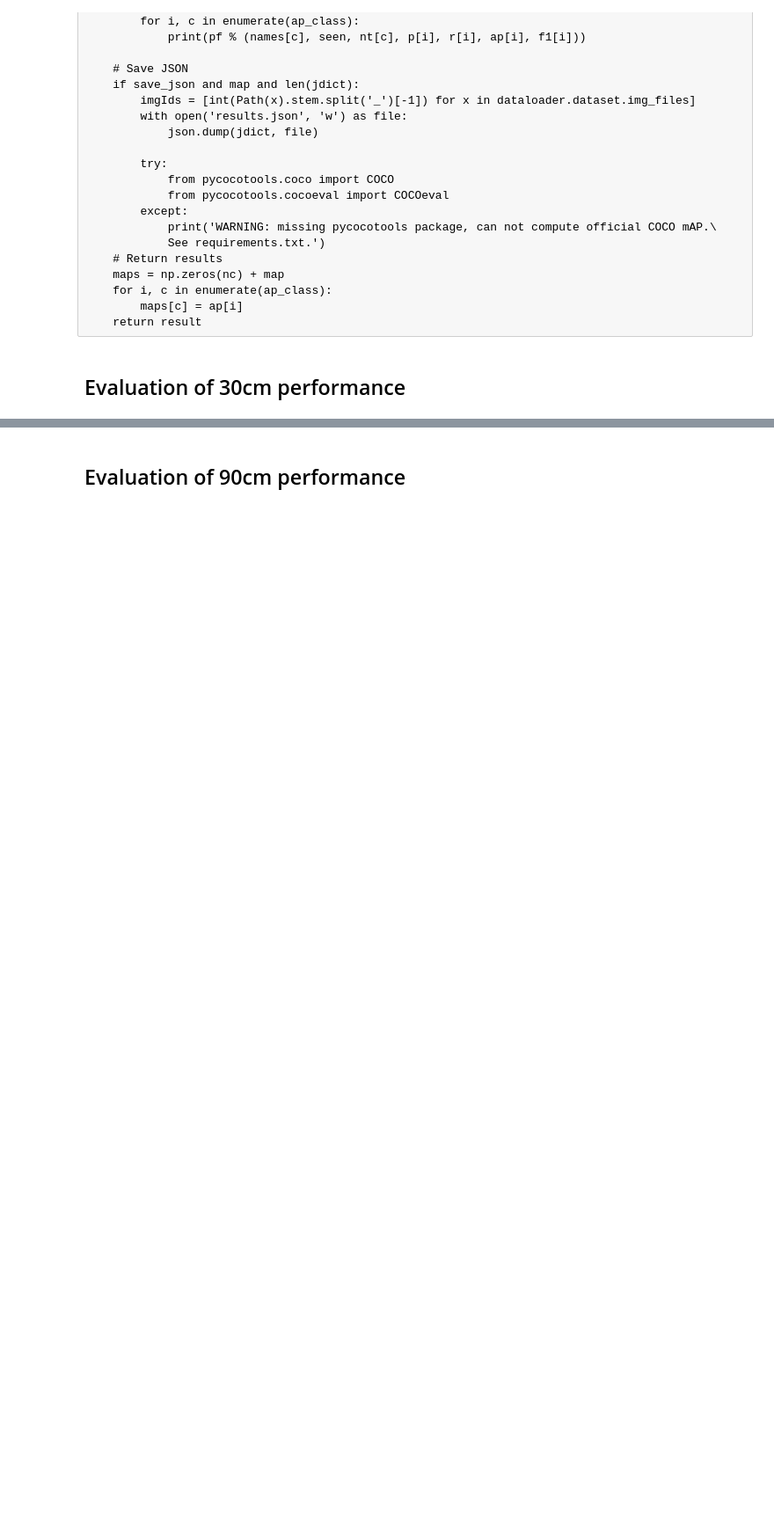
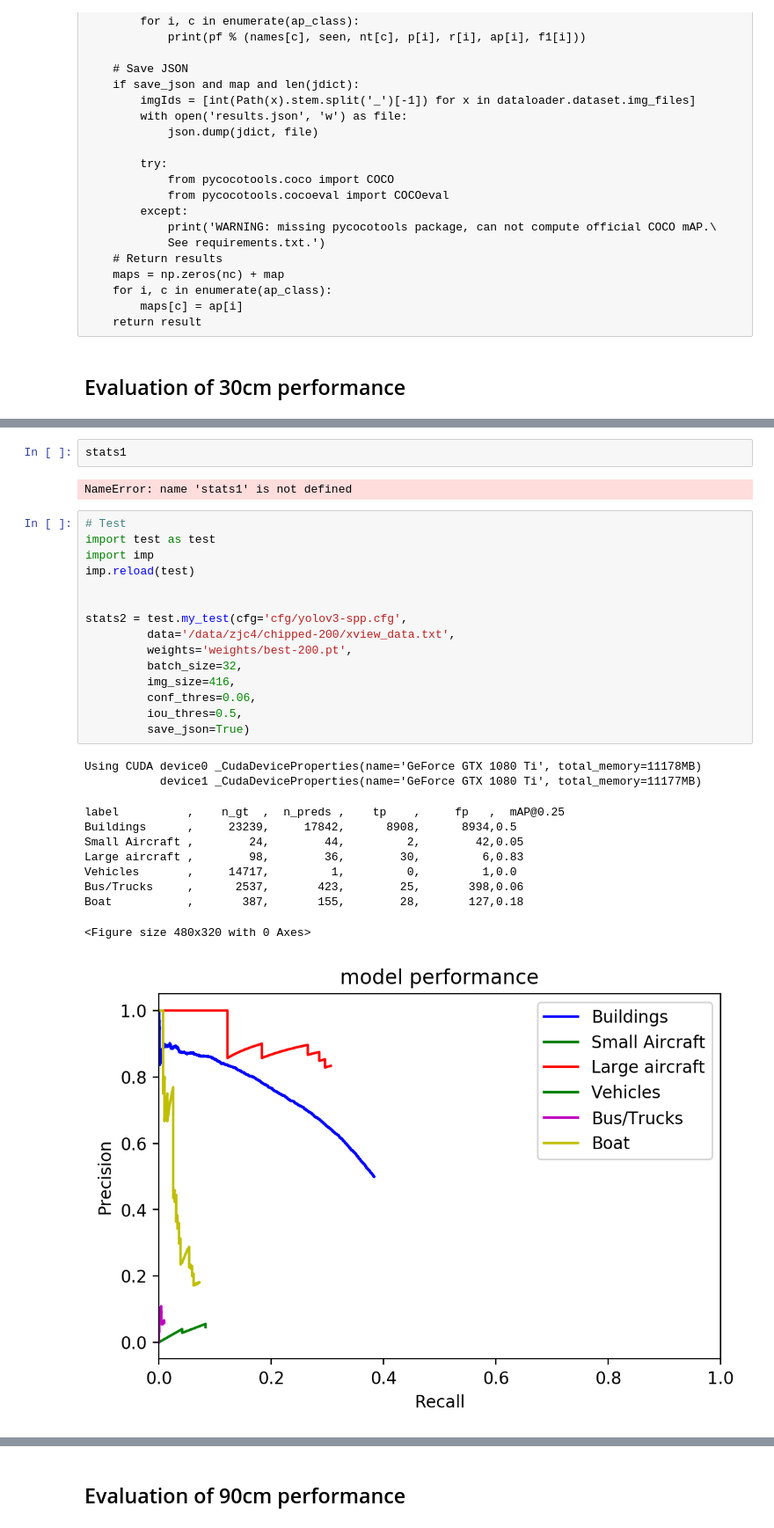
Before and after one commit to jzisheng/yolov3, a Jupyter notebook: yolov3_evaluation.ipynb, the cells around one changed output, grey strips where cells are left out. Shown at 88% size. Saved outputs shown, nothing was run; the diff lists cells and outputs as text; blank space fills up the shorter version.

```diff
--- a/yolov3_evaluation.ipynb
+++ b/yolov3_evaluation.ipynb
@@ -204,0 +313,31 @@ def my_test(cfg,
+# %%
+stats1
+# %% [output]
+NameError: name 'stats1' is not defined
+# %%
+# Test
+import test as test
+import imp
+imp.reload(test)
+
+
+stats2 = test.my_test(cfg='cfg/yolov3-spp.cfg',
+         data='/data/zjc4/chipped-200/xview_data.txt',
+         weights='weights/best-200.pt',
+         batch_size=32,
+         img_size=416,
+         conf_thres=0.06,
+         iou_thres=0.5,
+         save_json=True)
+# %% [output]
+Using CUDA device0 _CudaDeviceProperties(name='GeForce GTX 1080 Ti', total_memory=11178MB)
+           device1 _CudaDeviceProperties(name='GeForce GTX 1080 Ti', total_memory=11177MB)
+label          ,    n_gt  ,  n_preds ,    tp    ,     fp   ,  mAP@0.25
+Buildings      ,     23239,     17842,      8908,      8934,0.5
+Small Aircraft ,        24,        44,         2,        42,0.05
+Large aircraft ,        98,        36,        30,         6,0.83
+Vehicles       ,     14717,         1,         0,         1,0.0
+Bus/Trucks     ,      2537,       423,        25,       398,0.06
+Boat           ,       387,       155,        28,       127,0.18
+<Figure size 480x320 with 0 Axes>
+[figure, added]
```
Also changed, not shown: parts of 29 cells of this notebook, 11 other files.
